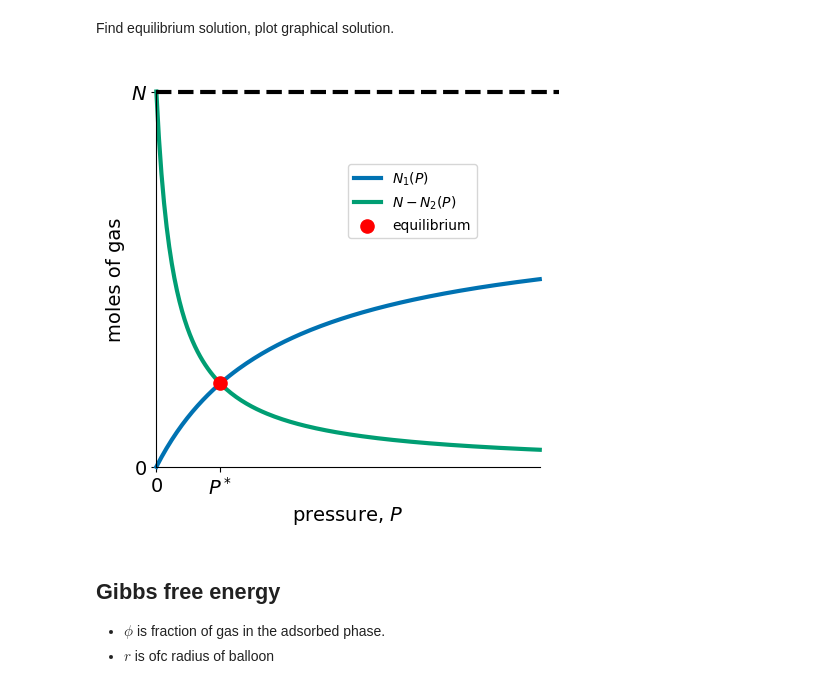
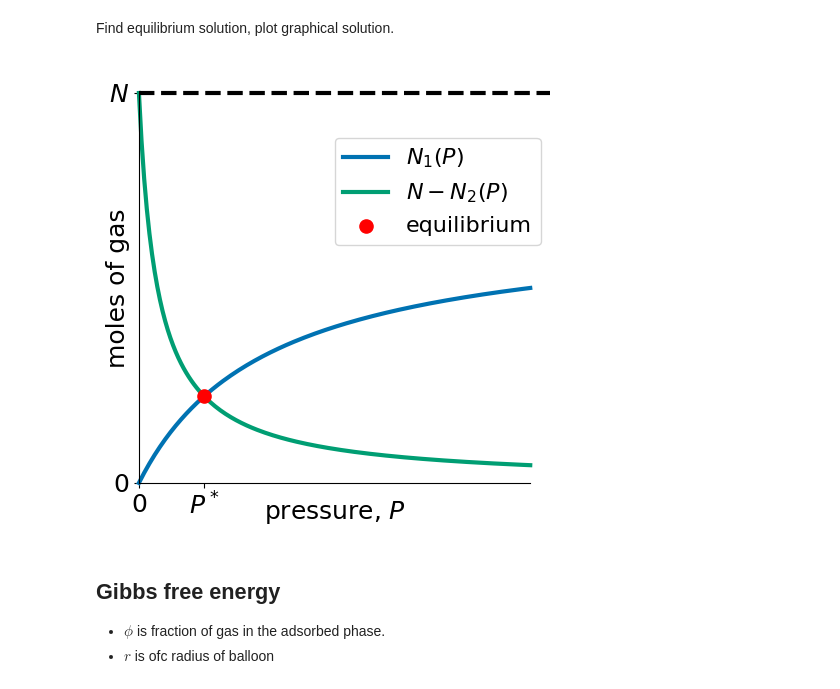
Before and after one commit to SimonEnsemble/adsorbents_balloons_exchange_gas, a Jupyter notebook: simplified_gas_adsorbent_balloon.ipynb, the cells around one changed output. Cells and saved outputs as stored; diff of their text form; code cells hidden in the pictures.

```diff
--- a/simplified_gas_adsorbent_balloon.ipynb
+++ b/simplified_gas_adsorbent_balloon.ipynb
@@ -198,11 +198,11 @@ function langmuir_adsorption(adsorbent::LangmuirAdsorbent, P::Float64, T::Float6
 end
 
 fig = plt.figure()
-P = collect(linspace(0, 12))
+P = collect(range(0.0, stop=12.0, length=50))
 Ts = [280.0, 300.0, 320.0]
 colors = ["b", "g", "r"]
 for (i, T) in enumerate(Ts)
-    plt.plot(P, langmuir_adsorption.(adsorbent, P, T),
+    plt.plot(P, [langmuir_adsorption(adsorbent, p, T) for p in P],
              label=@sprintf("T = %.0f K", T), color=colors[i])
 end
 plt.legend(loc="lower right")
@@ -525,27 +527,27 @@ Find equilibrium solution, plot graphical solution.
 # %%
 P_opt = solve_two_adsorbents(a1, a2, N, 298.0)
 
-P = collect(linspace(0, 3, 150))
-N_1 = langmuir_adsorption.(a1, P, system.T)
-N_2 = langmuir_adsorption.(a2, P, system.T)
-N_1_opt = langmuir_adsorption.(a1, P_opt, system.T)
+P = collect(range(0, stop=3, length=150))
+N_1 = [langmuir_adsorption(a1, p, system.T) for p in P]
+N_2 = [langmuir_adsorption(a2, p, system.T) for p in P]
+N_1_opt = langmuir_adsorption(a1, P_opt, system.T)
 
 # fig = plt.figure()
 fig, ax = mathy_figure()
 plt.plot(P, N_1, lw=3, label="\$N_1(P)\$", color="C0")
-plt.plot(P, N - N_2, lw=3, label="\$N-N_2(P)\$", color="C1")
+plt.plot(P, N .- N_2, lw=3, label="\$N-N_2(P)\$", color="C1")
 plt.scatter([P_opt], [N_1_opt], marker="o", color="r",
     zorder=1000, s=90, label="equilibrium")
-plt.xlabel("pressure, \$P\$")
-plt.ylabel("moles of gas")
-plt.yticks([0, N], ["\$0\$", "\$N\$"])
-plt.xticks([0, P_opt], ["\$0\$", "\$P^*\$"])
-plt.legend(loc=(0.5, 0.6), prop=Dict("size" => 10))
+plt.xlabel("pressure, \$P\$", fontsize=18, labelpad=-15)
+plt.ylabel("moles of gas", fontsize=18, labelpad=-15)
+plt.yticks([0, N], ["\$0\$", "\$N\$"], fontsize=18)
+plt.xticks([0, P_opt], ["\$0\$", "\$P^*\$"], fontsize=18)
+plt.legend(loc=(0.5, 0.6), prop=Dict("size" => 16))
 plt.axhline(y=N, c="k", linestyle="--", lw=3, xmin=0.045)
 plt.tight_layout()
 plt.savefig("two_adsorbents_soln.png", format="png", dpi=300)
 # %% [output]
-[figure, old version]
+[figure, new version]
 # %% [markdown]
 ## Gibbs free energy
 * $\phi$ is fraction of gas in the adsorbed phase.
```
Also changed, not shown: parts of 18 cells of this notebook, 1 other file.
